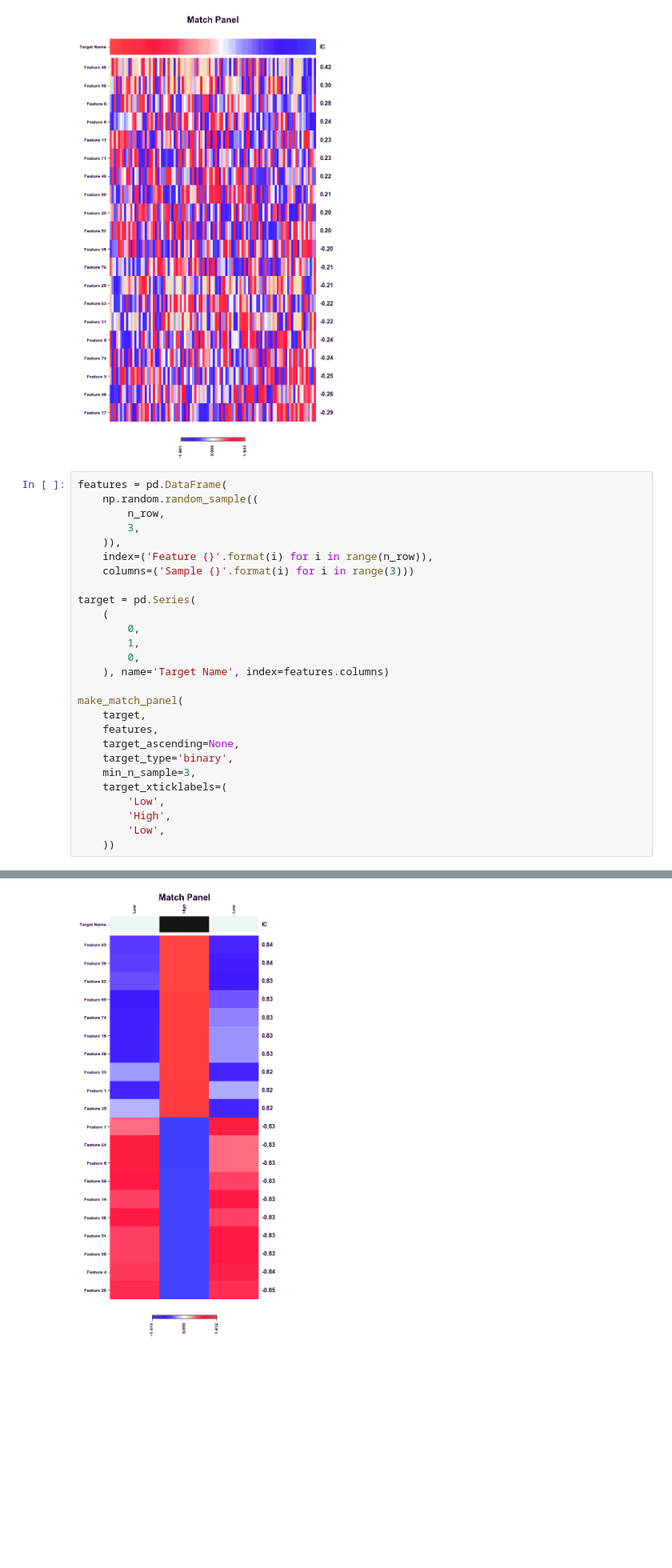
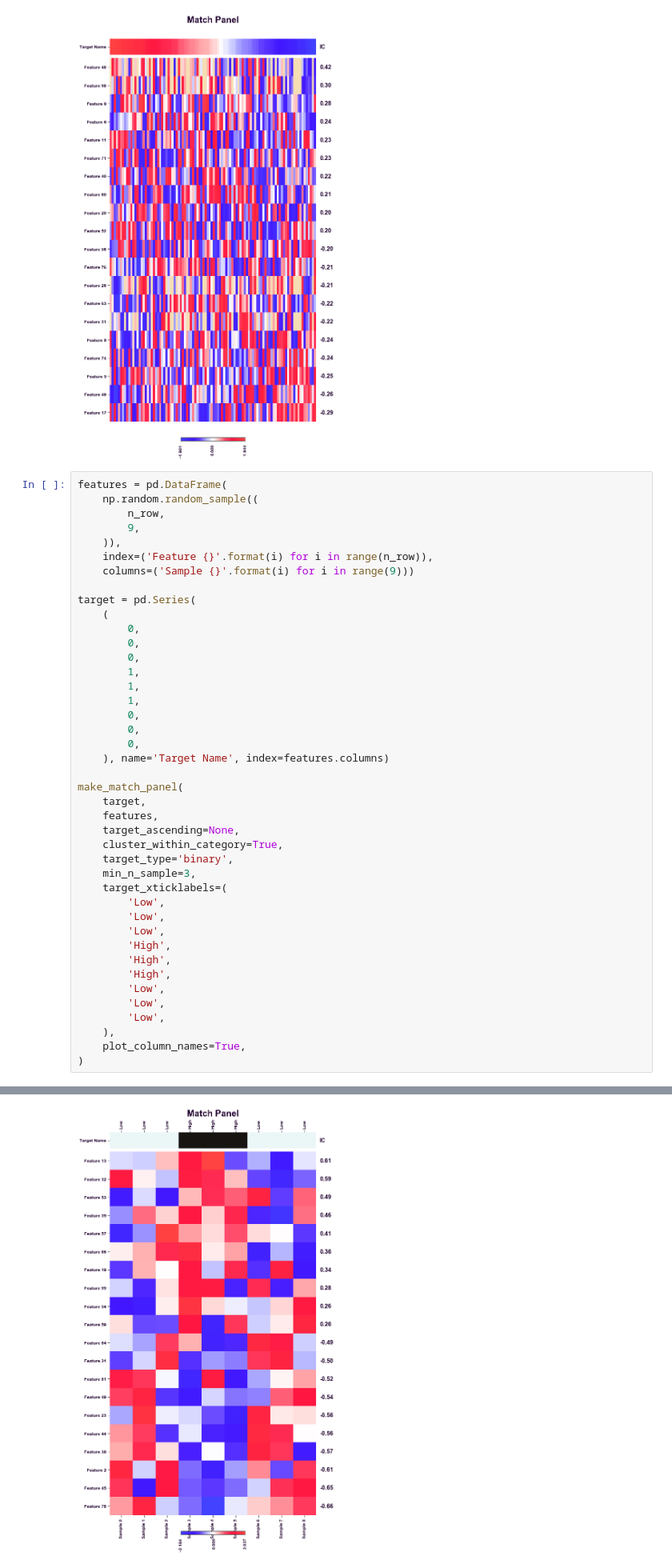
Before and after one commit to alex-wenzel/match, a Jupyter notebook: notebook/match.ipynb, the cells around one changed output, grey strips where cells are left out. Shown at 80% size. Saved outputs shown, nothing was run; the diff lists cells and outputs as text; blank space fills up the shorter version.

```diff
--- a/notebook/match.ipynb
+++ b/notebook/match.ipynb
@@ -233,15 +233,21 @@ Computing match score with <function compute_information_coefficient at 0x...> (
 features = pd.DataFrame(
     np.random.random_sample((
         n_row,
-        3,
+        9,
     )),
     index=('Feature {}'.format(i) for i in range(n_row)),
-    columns=('Sample {}'.format(i) for i in range(3)))
+    columns=('Sample {}'.format(i) for i in range(9)))
 
 target = pd.Series(
     (
         0,
+        0,
+        0,
         1,
+        1,
+        1,
+        0,
+        0,
         0,
     ), name='Target Name', index=features.columns)
 
@@ -249,13 +255,22 @@ make_match_panel(
     target,
     features,
     target_ascending=None,
+    cluster_within_category=True,
     target_type='binary',
     min_n_sample=3,
     target_xticklabels=(
         'Low',
+        'Low',
+        'Low',
+        'High',
+        'High',
         'High',
         'Low',
-    ))
+        'Low',
+        'Low',
+    ),
+    plot_column_names=True,
+)
 # %% [output]
 Dropping 0 axis-1 slices ...
 Computing match score with <function compute_information_coefficient at 0x...> (1 process) ...
@@ -279,5 +294,5 @@ Computing match score with <function compute_information_coefficient at 0x...> (
 100 rows × 4 columns
-[figure, old version]
+[figure, new version]
 # %%
 target = pd.Series(
     np.random.random_sample(n_column),
```
Also changed, not shown: parts of 4 cells of this notebook, 2 other files.
